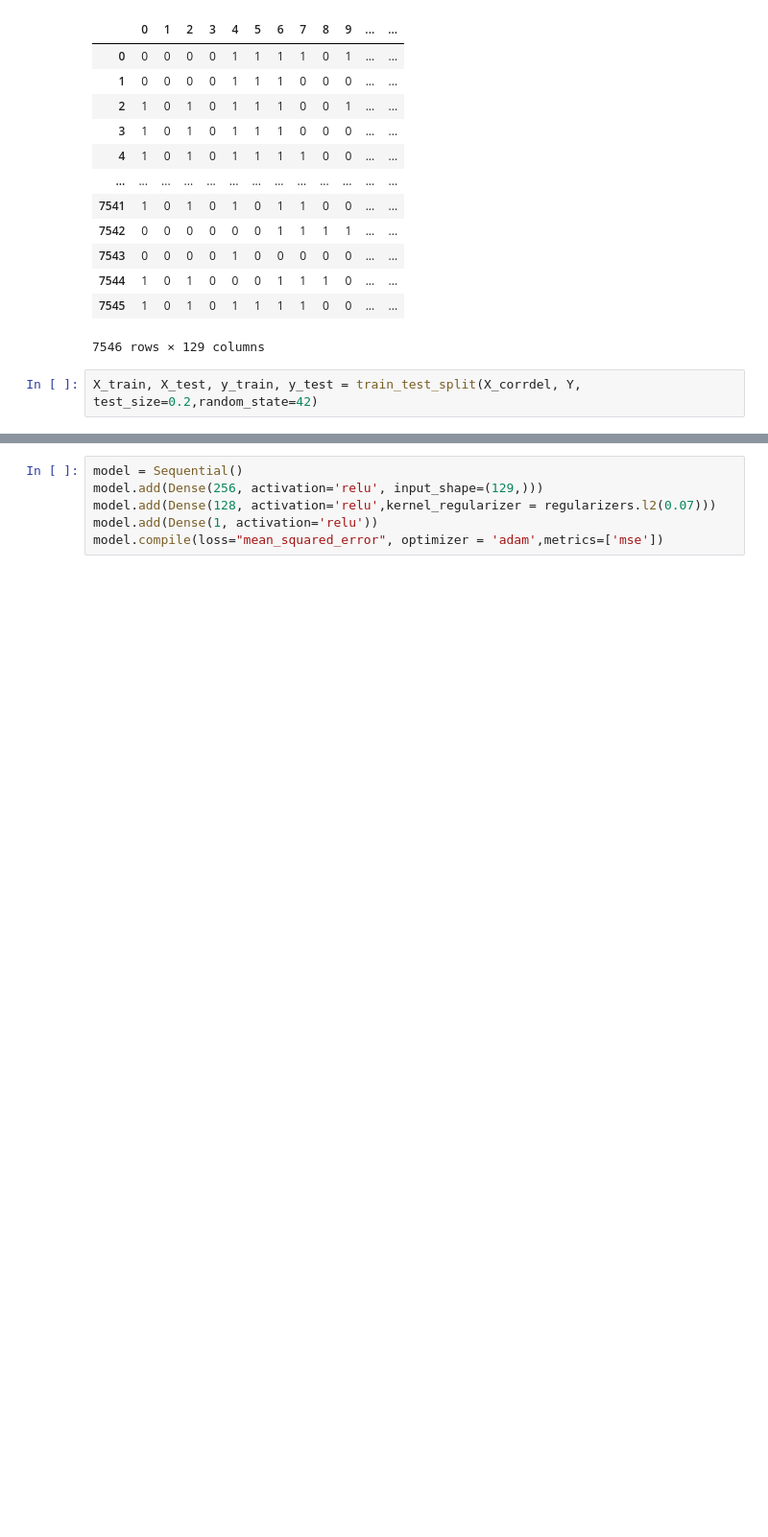
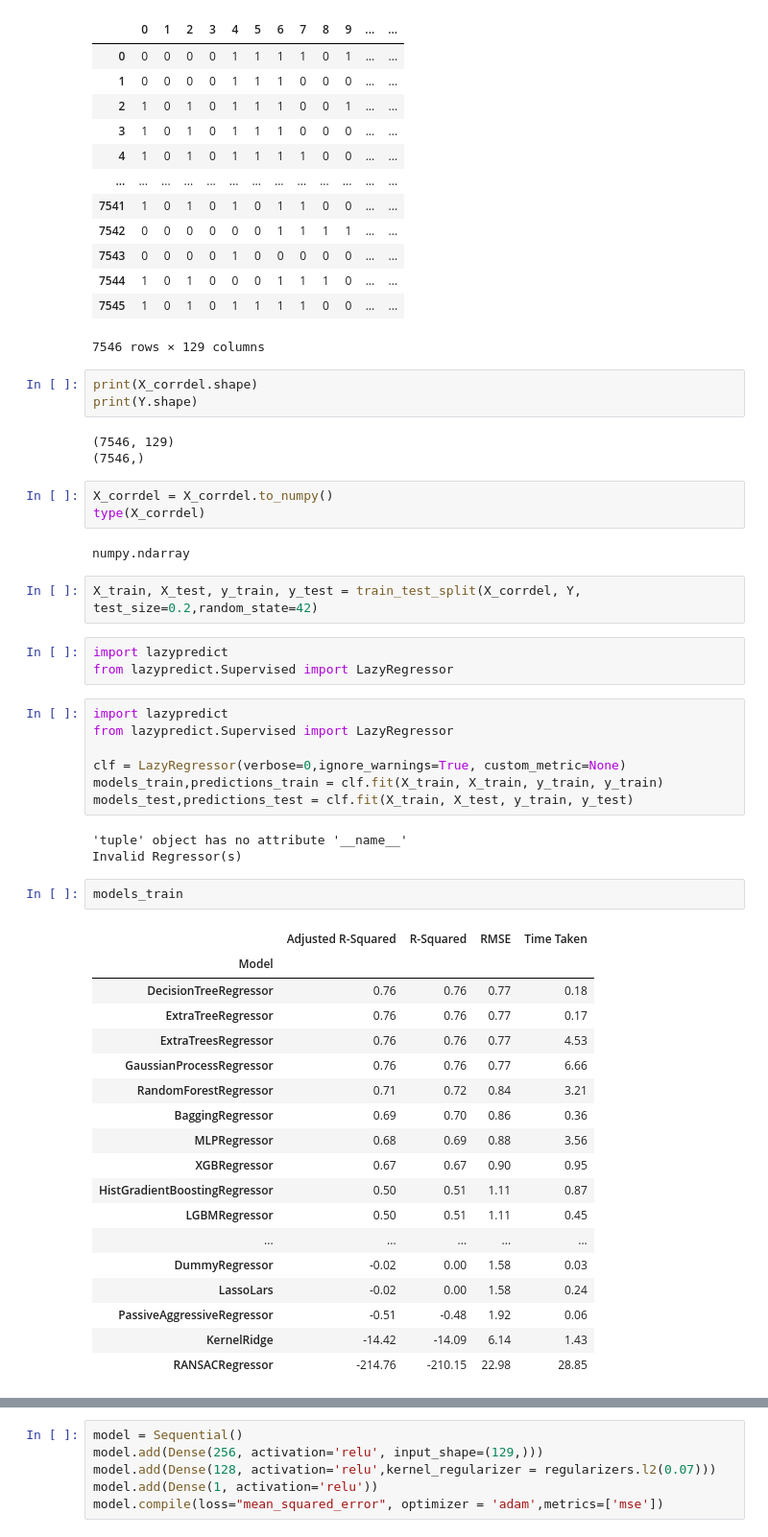
Before and after one commit to Curtis-Wu/Computational-Drug-Discovery-Webapp, a Jupyter notebook: models/acetylcholinesterase/ANN.ipynb, the cells around one changed output, grey strips where cells are left out. Shown at 96% size. Saved outputs shown, nothing was run; the diff lists cells and outputs as text; blank space fills up the shorter version.

```diff
--- a/models/acetylcholinesterase/ANN.ipynb
+++ b/models/acetylcholinesterase/ANN.ipynb
@@ -89,5 +89,50 @@ X_corrdel
 | 7544 | 1 | 0 | 1 | 0 | 0 | 0 | 1 | 1 | 1 | 0 | ... | ... |
 | 7545 | 1 | 0 | 1 | 0 | 1 | 1 | 1 | 1 | 0 | 0 | ... | ... |
 7546 rows × 129 columns
+# %%
+print(X_corrdel.shape)
+print(Y.shape)
+# %% [output]
+(7546, 129)
+(7546,)
+# %%
+X_corrdel = X_corrdel.to_numpy()
+type(X_corrdel)
+# %% [output]
+numpy.ndarray
 # %%
 X_train, X_test, y_train, y_test = train_test_split(X_corrdel, Y, test_size=0.2,random_state=42)
+# %%
+import lazypredict
+from lazypredict.Supervised import LazyRegressor
+# %%
+import lazypredict
+from lazypredict.Supervised import LazyRegressor
+
+clf = LazyRegressor(verbose=0,ignore_warnings=True, custom_metric=None)
+models_train,predictions_train = clf.fit(X_train, X_train, y_train, y_train)
+models_test,predictions_test = clf.fit(X_train, X_test, y_train, y_test)
+# %% [output]
+'tuple' object has no attribute '__name__'
+Invalid Regressor(s)
+# %%
+models_train
+# %% [output]
+|  | Adjusted R-Squared | R-Squared | RMSE | Time Taken |
+| Model |  |  |  |  |
+| DecisionTreeRegressor | 0.76 | 0.76 | 0.77 | 0.18 |
+| ExtraTreeRegressor | 0.76 | 0.76 | 0.77 | 0.17 |
+| ExtraTreesRegressor | 0.76 | 0.76 | 0.77 | 4.53 |
+| GaussianProcessRegressor | 0.76 | 0.76 | 0.77 | 6.66 |
+| RandomForestRegressor | 0.71 | 0.72 | 0.84 | 3.21 |
+| BaggingRegressor | 0.69 | 0.70 | 0.86 | 0.36 |
+| MLPRegressor | 0.68 | 0.69 | 0.88 | 3.56 |
+| XGBRegressor | 0.67 | 0.67 | 0.90 | 0.95 |
+| HistGradientBoostingRegressor | 0.50 | 0.51 | 1.11 | 0.87 |
+| LGBMRegressor | 0.50 | 0.51 | 1.11 | 0.45 |
+| ... | ... | ... | ... | ... |
+| DummyRegressor | -0.02 | 0.00 | 1.58 | 0.03 |
+| LassoLars | -0.02 | 0.00 | 1.58 | 0.24 |
+| PassiveAggressiveRegressor | -0.51 | -0.48 | 1.92 | 0.06 |
+| KernelRidge | -14.42 | -14.09 | 6.14 | 1.43 |
+| RANSACRegressor | -214.76 | -210.15 | 22.98 | 28.85 |
```
Also changed, not shown: parts of 1 cell of this notebook, 5 other files.
